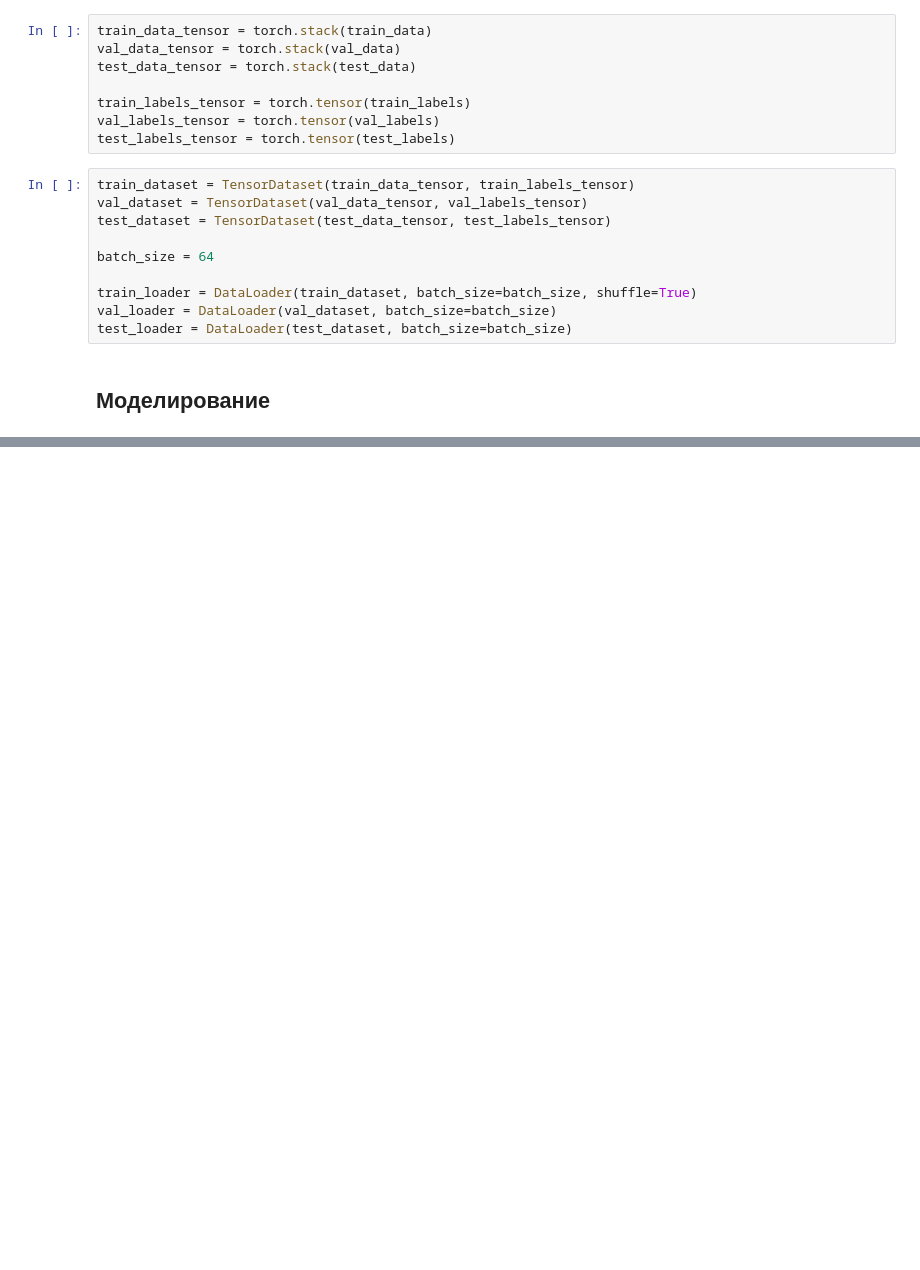
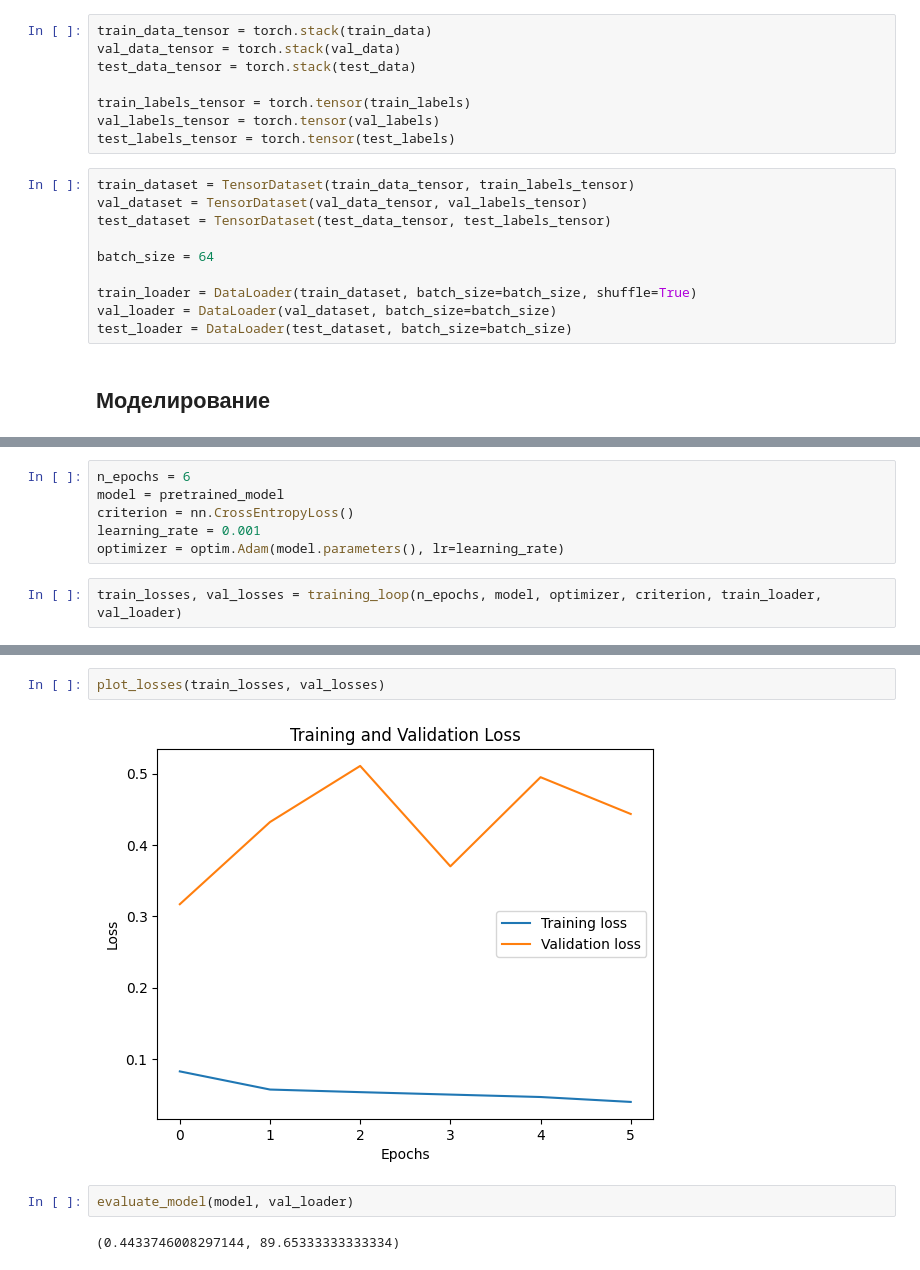
Before and after one commit to theRomansky/cat-dog-classification, a Jupyter notebook: notebooks/main_notebook.ipynb, the cells around one changed output, grey strips where cells are left out. Cells and saved outputs as stored; diff of their text form; blank space fills up the shorter version.

```diff
--- a/notebooks/main_notebook.ipynb
+++ b/notebooks/main_notebook.ipynb
@@ -135,0 +304,8 @@ test_loader = DataLoader(test_dataset, batch_size=batch_size)
+# %%
+n_epochs = 6
+model = pretrained_model
+criterion = nn.CrossEntropyLoss()
+learning_rate = 0.001
+optimizer = optim.Adam(model.parameters(), lr=learning_rate)
+# %%
+train_losses, val_losses = training_loop(n_epochs, model, optimizer, criterion, train_loader, val_loader)
@@ -135,0 +325,8 @@ test_loader = DataLoader(test_dataset, batch_size=batch_size)
+# %%
+plot_losses(train_losses, val_losses)
+# %% [output]
+[figure, added]
+# %%
+evaluate_model(model, val_loader)
+# %% [output]
+(0.4433746008297144, 89.65333333333334)
```
Also changed, not shown: parts of 22 cells of this notebook, 1 other file.
